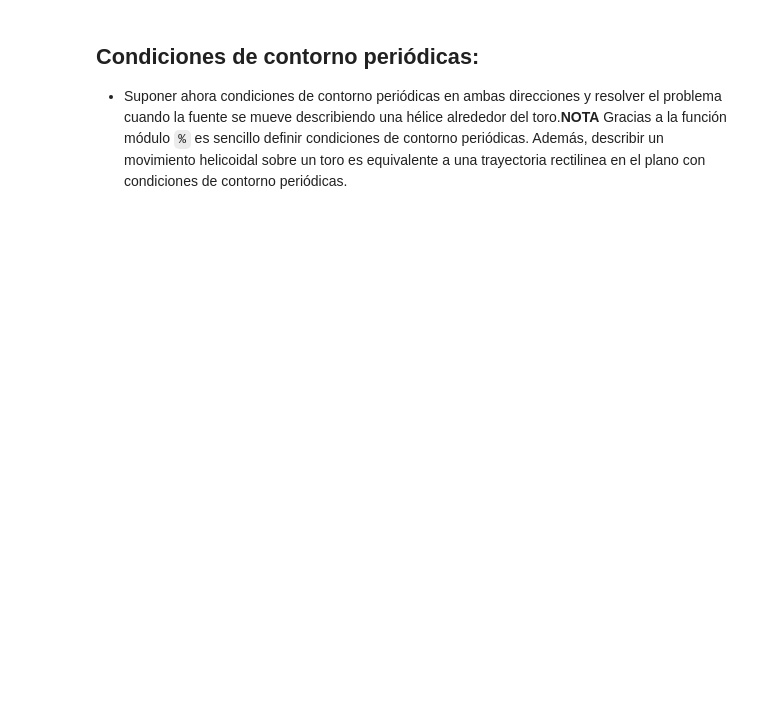
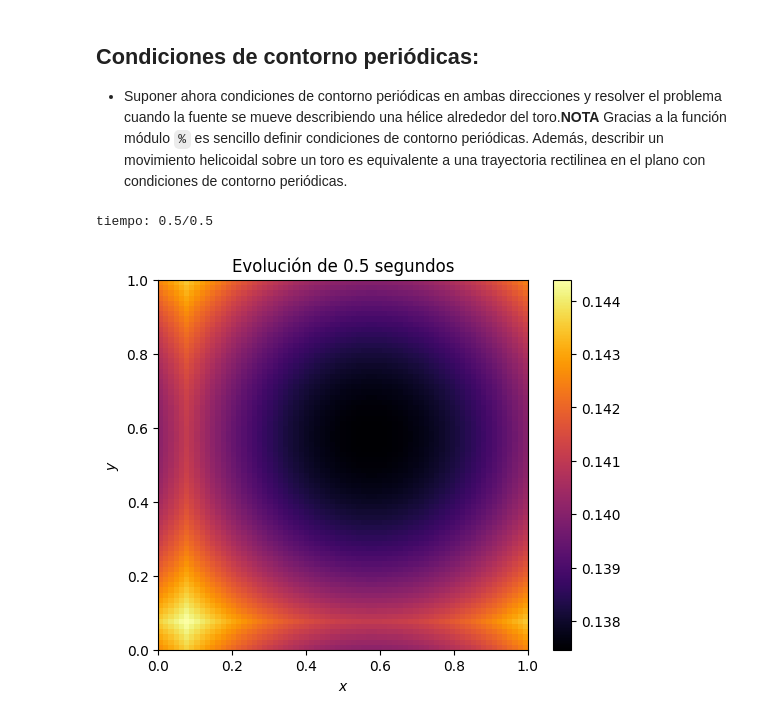
Before and after one commit to guillediaaazz/fiscomp-practices, a Jupyter notebook: P3/calor_plano-enunciado.ipynb, the cells around one changed output. Cells and saved outputs as stored; diff of their text form; code cells hidden in the pictures; blank space fills up the shorter version.

```diff
--- a/P3/calor_plano-enunciado.ipynb
+++ b/P3/calor_plano-enunciado.ipynb
@@ -218,3 +216,58 @@ tiempo: 0.5/0.5
 ## Condiciones de contorno periódicas:
 
 - Suponer ahora condiciones de contorno periódicas en ambas direcciones y resolver el problema cuando la fuente se mueve describiendo una hélice alrededor del toro.**NOTA** Gracias a la función módulo `%` es sencillo definir condiciones de contorno periódicas. Además, describir un movimiento helicoidal sobre un toro es equivalente a una trayectoria rectilinea en el plano con condiciones de contorno periódicas.
+# %%
+# Constantes
+boxSize = 1
+timeStep = 1e-5
+diffusivity = 5
+temperatureAtSides = 10
+
+# Tamaño de la rejilla para asegurar estabilidad
+gridSizeModifier = 0.01                     # aumenta el tamaño ligeramente si se desea para asegurar estabilidad en la conversión a `int`
+gridSize = ( 4*diffusivity*timeStep )**0.5 + gridSizeModifier*( 4*diffusivity*timeStep )**0.5   # cálculo basado en la condición de estabilidad de la ecuación
+gridResolution = int(boxSize / gridSize)    # calculamos la cantidad de puntos que implica el tamaño de la rejilla
+gridSize = boxSize / gridResolution         # volvemos a calcular el tamaño de la rejilla para que se ajuste correctamente a la resolución
+
+# Inicializamos la rejilla de valores de temperatura
+temperatureGrid = zeros([gridResolution+1, gridResolution+1], float)
+
+# Fuente de calor
+x = linspace(0, boxSize, gridResolution+1)
+y = linspace(0, boxSize, gridResolution+1)
+x, y = meshgrid(x, y)
+
+heat = heatSource(x, y, 1.0)
+heat = zeros([gridResolution+1, gridResolution+1], float)
+heat[5, :] = 10
+heat[:, 5] = 10
+
+# Loop principal
+timeMax = 0.5
+time = 0
+term1 = zeros([gridResolution+1, gridResolution+1], float)
+term2 = zeros([gridResolution+1, gridResolution+1], float)
+while time < timeMax:
+    term1[1:gridResolution, :] = temperatureGrid[2:gridResolution+1, :] - 2*temperatureGrid[1:gridResolution, :] + temperatureGrid[0:gridResolution-1, :]
+    term1[0, :] = temperatureGrid[1, :] - 2*temperatureGrid[0, :] + temperatureGrid[gridResolution, :]
+    term1[gridResolution, :] = temperatureGrid[0, :] - 2*temperatureGrid[gridResolution, :] + temperatureGrid[gridResolution-1, :]
+    term2[:, 1:gridResolution] = temperatureGrid[:, 2:gridResolution+1] - 2*temperatureGrid[:, 1:gridResolution] + temperatureGrid[:, 0:gridResolution-1]
+    term2[:, 0] = temperatureGrid[:, 1] - 2*temperatureGrid[:, 0] + temperatureGrid[:, gridResolution]
+    term2[:, gridResolution] = temperatureGrid[:, 0] - 2*temperatureGrid[:, gridResolution] + temperatureGrid[:, gridResolution-1]
+    evolutionTerm = timeStep * diffusivity * (term1 + term2) / gridSize**2
+    heatTerm = timeStep * heat
+    temperatureGrid = temperatureGrid + heatTerm + evolutionTerm
+
+    time += timeStep
+    print(f"tiempo: {round(time,4)}/{timeMax} {' '*20}", end='\r')
+
+# Representación
+imshow(temperatureGrid, extent=[0,boxSize, 0,boxSize], cmap='inferno', origin='lower')
+colorbar()
+xlabel('$x$')
+ylabel('$y$')
+title(f'Evolución de {timeMax} segundos')
+show()
+# %% [output]
+tiempo: 0.5/0.5
+[figure, added]
```
Also changed, not shown: parts of 2 cells of this notebook.
